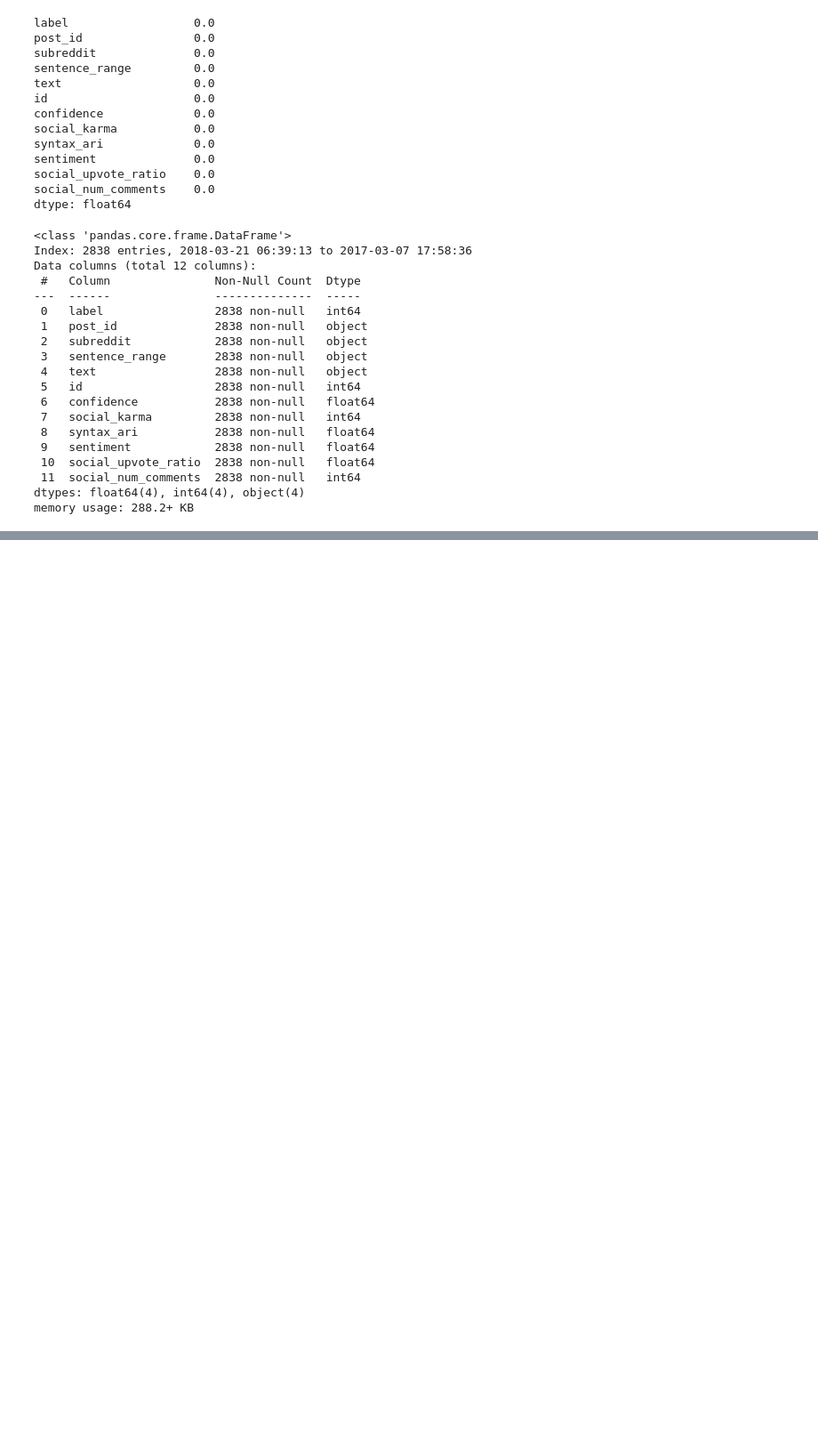
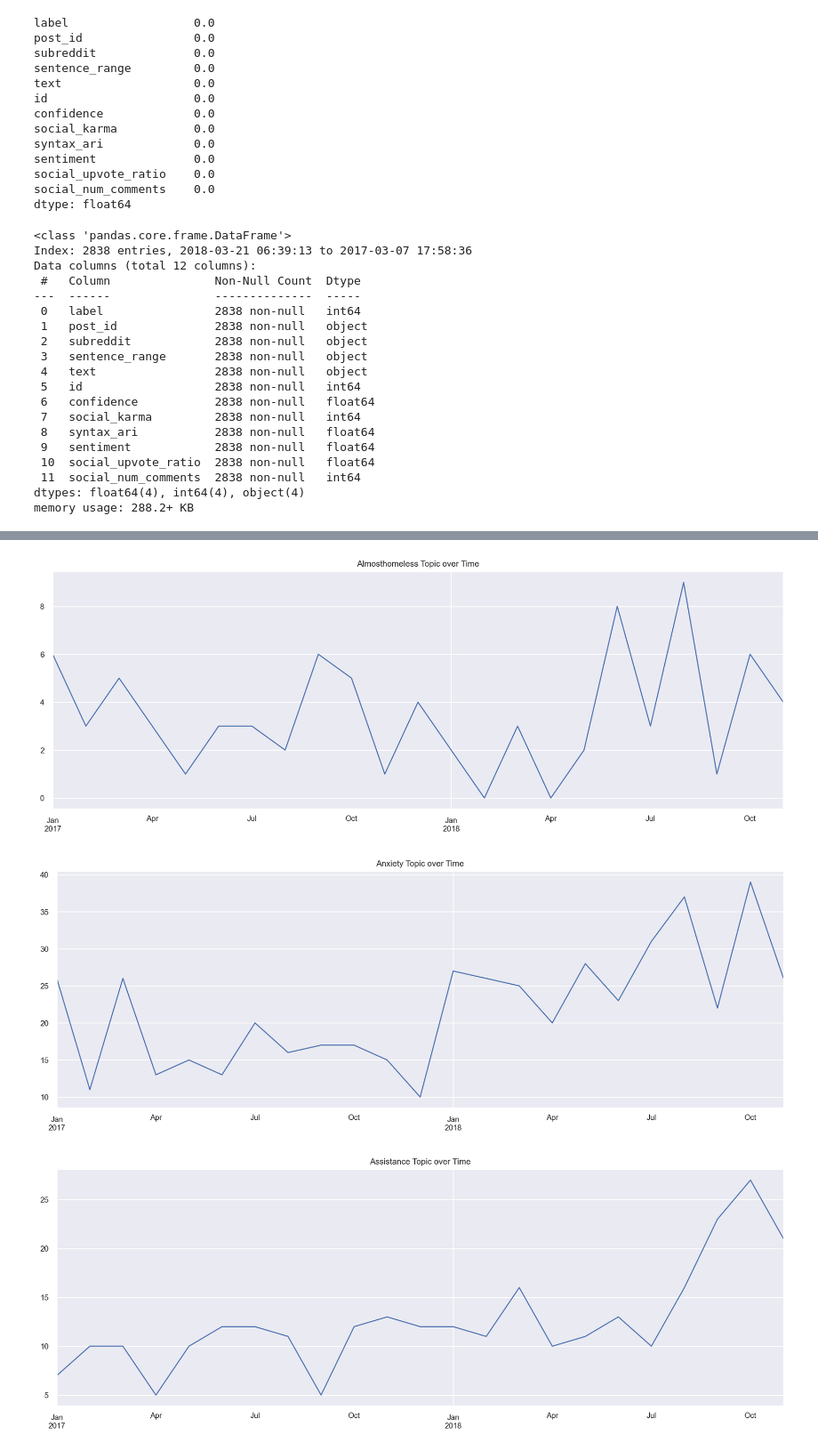
Before and after one commit to mijailmariano/reddit_stress_detection, a Jupyter notebook: working_notebook.ipynb, the cells around one changed output, grey strips where cells are left out. Shown at 89% size. Cells and saved outputs as stored; diff of their text form; code cells hidden in the pictures; blank space fills up the shorter version.

Commit message:
subreddit topic analysis 200025OCT22

```diff
--- a/working_notebook.ipynb
+++ b/working_notebook.ipynb
@@ -251,0 +339,5 @@ df.head()
+# %%
+# creating a month and year column
+
+df['month_year'] = pd.to_datetime(df.index).to_period('M')
+df.head()
@@ -251,0 +352,5 @@ df.head()
+# %%
+# sort df by index timestamp
+
+df = df.sort_index(ascending = True)
+df.head()
@@ -251,0 +365,6 @@ df.head()
+# %%
+# plotting subreddit topics over time
+
+test_df = pd.get_dummies(df["subreddit"])
+test_df.index = pd.to_datetime(test_df.index)
+test_df.head()
@@ -251,0 +379,5 @@ df.head()
+# %%
+# create a list of subreddit column/feature names
+
+test_cols = test_df.columns.tolist()
+test_cols
@@ -251,0 +395,17 @@ df.head()
+# %%
+# let's plot the distinct total number of subreddit topics over time
+
+for col in test_cols:
+    plt.figure(figsize = (15, 5))
+    plt.style.use('ggplot')
+    sns.set(font_scale = 0.8)
+
+    test_df[col].resample("M").sum().plot(kind = "line", linewidth = 1.2)
+    plt.xlabel(None)
+
+    plt.title(f'{col.title()} Topic over Time')
+    plt.show()
+# %% [output]
+[figure, added]
+[figure, added]
+[figure, added]
```
Also changed, not shown: parts of 12 cells of this notebook.
